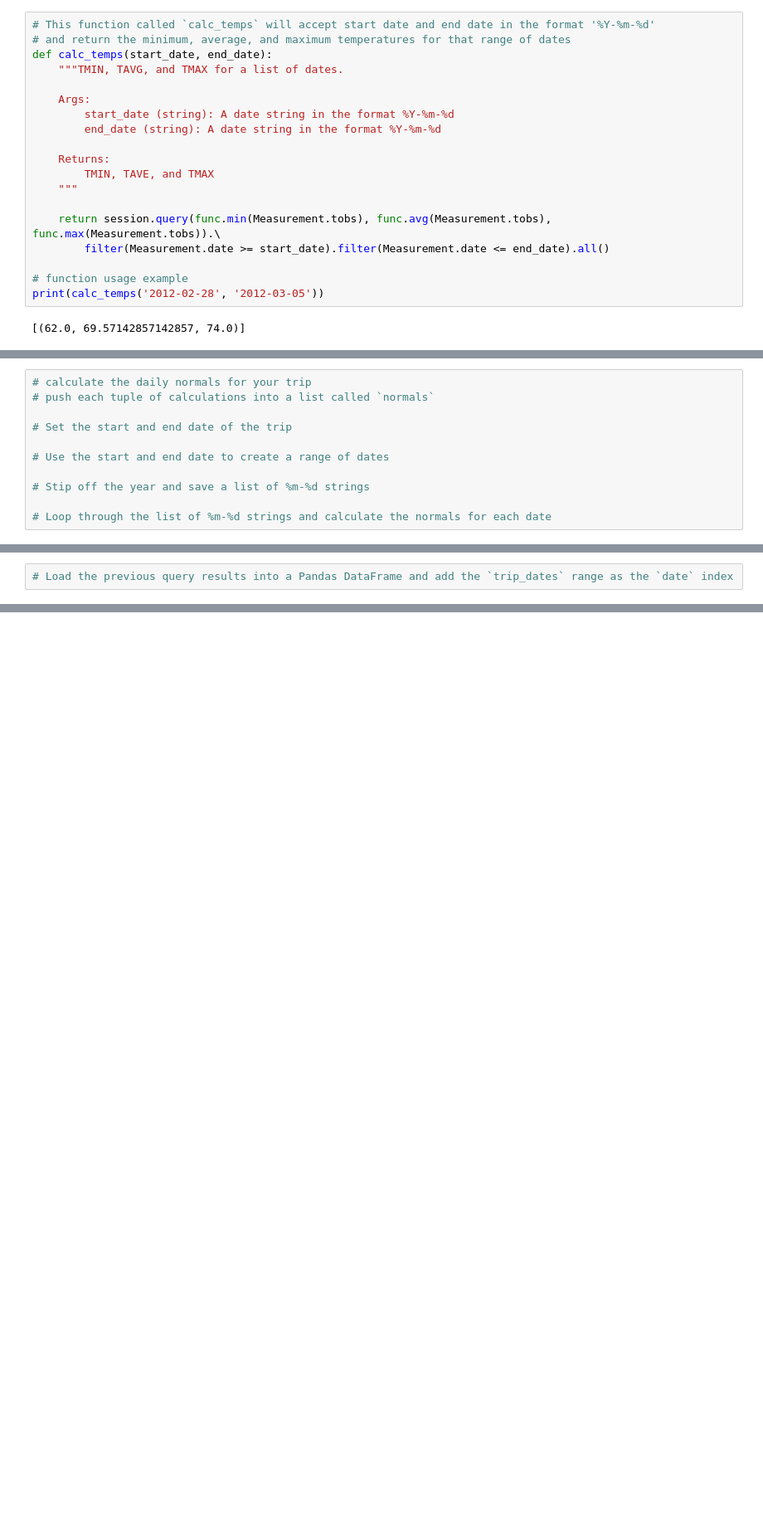
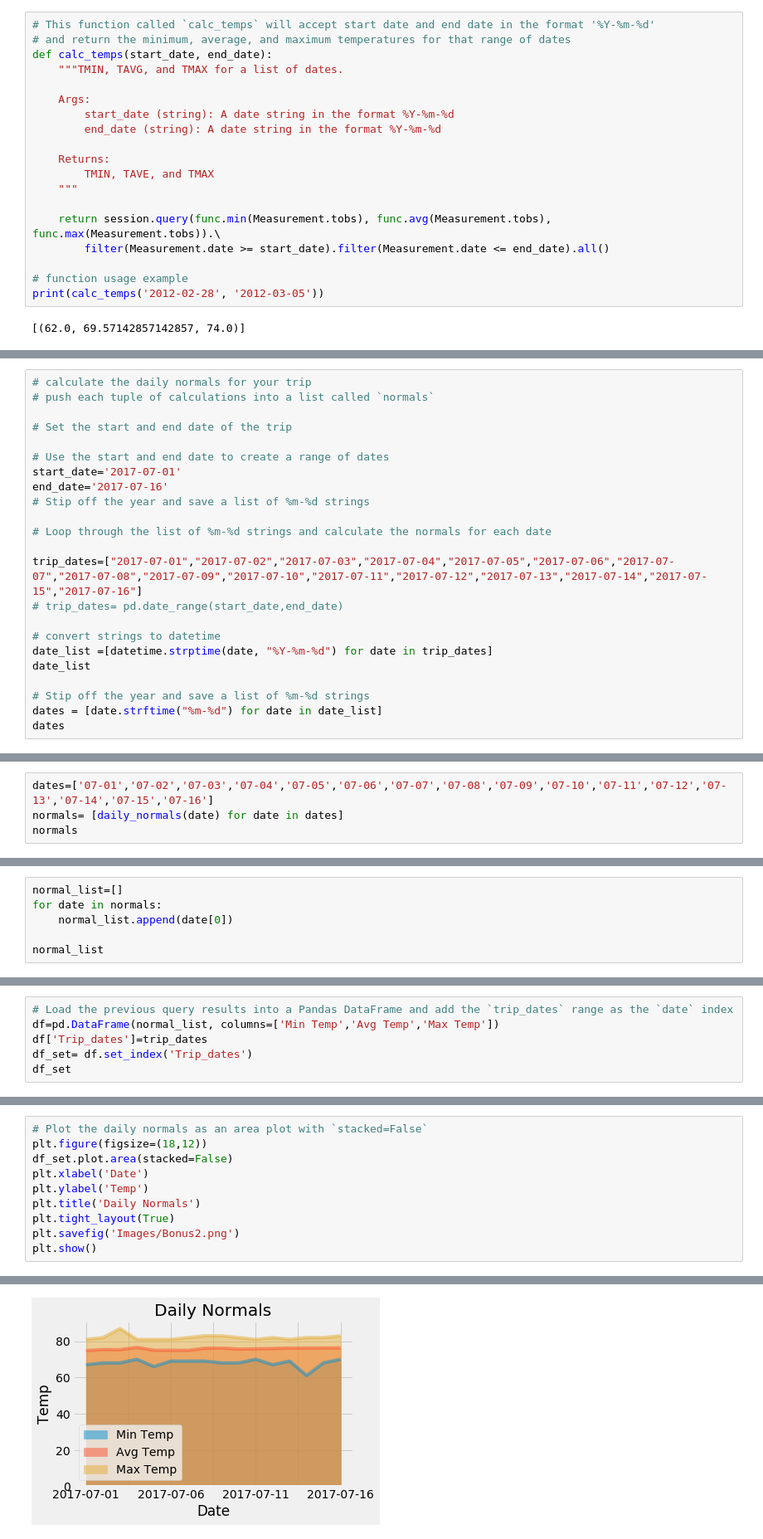
Before and after one commit to kdaltayli/SQLAlchemy_Challenge_KA, a Jupyter notebook: climate_starter.ipynb, the cells around one changed output, grey strips where cells are left out. Shown at 83% size. Drawn from its saved outputs; the diff is of its cells as text; blank space fills up the shorter version.

```diff
--- a/climate_starter.ipynb
+++ b/climate_starter.ipynb
@@ -298,7 +504,19 @@ daily_normals("01-01")
 # Set the start and end date of the trip
 
 # Use the start and end date to create a range of dates
-
+start_date='2017-07-01'
+end_date='2017-07-16'
 # Stip off the year and save a list of %m-%d strings
 
 # Loop through the list of %m-%d strings and calculate the normals for each date
+
+trip_dates=["2017-07-01","2017-07-02","2017-07-03","2017-07-04","2017-07-05","2017-07-06","2017-07-07","2017-07-08","2017-07-09","2017-07-10","2017-07-11","2017-07-12","2017-07-13","2017-07-14","2017-07-15","2017-07-16"]
+# trip_dates= pd.date_range(start_date,end_date)
+
+# convert strings to datetime
+date_list =[datetime.strptime(date, "%Y-%m-%d") for date in trip_dates]
+date_list
+
+# Stip off the year and save a list of %m-%d strings
+dates = [date.strftime("%m-%d") for date in date_list]
+dates
@@ -304,0 +540,4 @@ daily_normals("01-01")
+# %%
+dates=['07-01','07-02','07-03','07-04','07-05','07-06','07-07','07-08','07-09','07-10','07-11','07-12','07-13','07-14','07-15','07-16']
+normals= [daily_normals(date) for date in dates]
+normals
@@ -304,0 +561,6 @@ daily_normals("01-01")
+# %%
+normal_list=[]
+for date in normals:
+    normal_list.append(date[0])
+
+normal_list
@@ -305,2 +588,6 @@ daily_normals("01-01")
 # %%
 # Load the previous query results into a Pandas DataFrame and add the `trip_dates` range as the `date` index
+df=pd.DataFrame(normal_list, columns=['Min Temp','Avg Temp','Max Temp'])
+df['Trip_dates']=trip_dates
+df_set= df.set_index('Trip_dates')
+df_set
@@ -308,0 +613,11 @@ daily_normals("01-01")
+# %%
+# Plot the daily normals as an area plot with `stacked=False`
+plt.figure(figsize=(18,12))
+df_set.plot.area(stacked=False)
+plt.xlabel('Date')
+plt.ylabel('Temp')
+plt.title('Daily Normals')
+plt.tight_layout(True)
+plt.savefig('Images/Bonus2.png')
+plt.show()
+# %% [output]
@@ -308,0 +625 @@ daily_normals("01-01")
+[figure, added]
```
Also changed, not shown: parts of 26 cells of this notebook, 4 other files.
